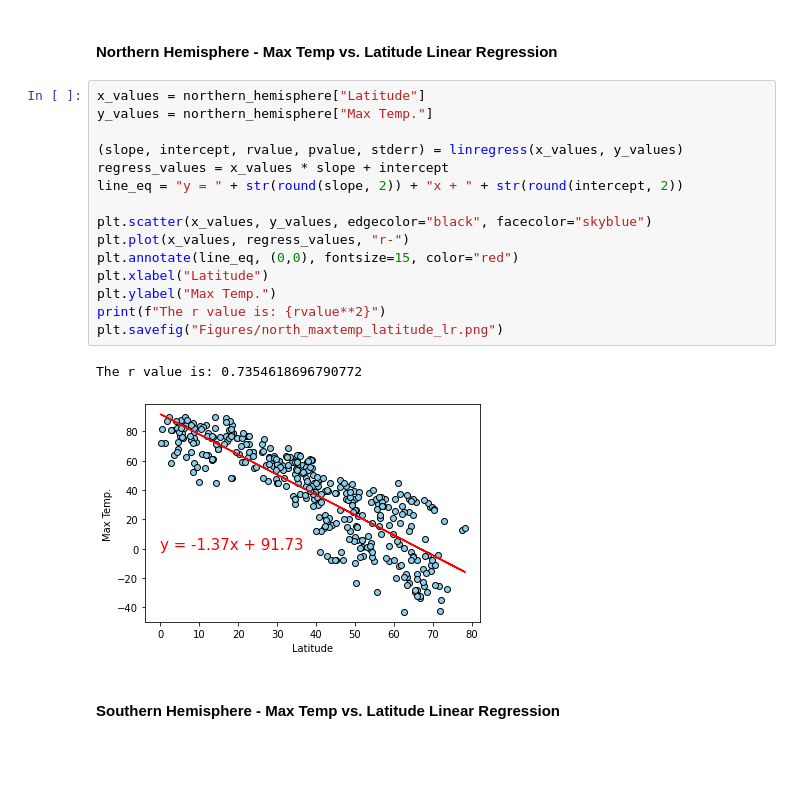
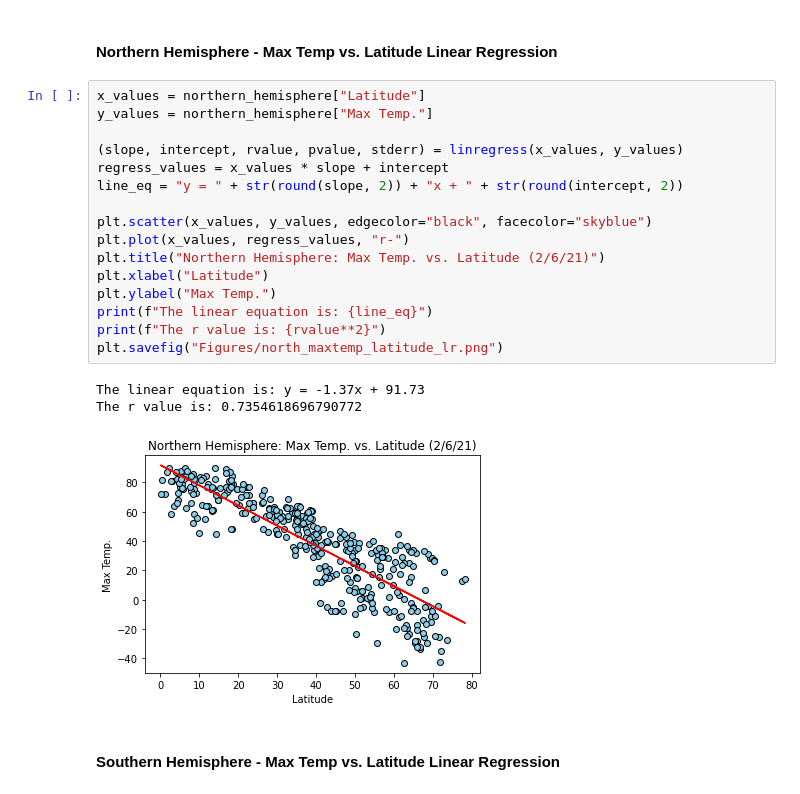
Before and after one commit to szig97/python-api-challenge, a Jupyter notebook: WeatherPy/WeatherPy.ipynb, the cells around one changed output. Saved outputs shown, nothing was run; the diff lists cells and outputs as text; blank space fills up the shorter version.

```diff
--- a/WeatherPy/WeatherPy.ipynb
+++ b/WeatherPy/WeatherPy.ipynb
@@ -222,20 +222,22 @@ southern_hemisphere = weather_df.loc[weather_df["Latitude"] < 0]
 # %%
 x_values = northern_hemisphere["Latitude"]
 y_values = northern_hemisphere["Max Temp."]
 
 (slope, intercept, rvalue, pvalue, stderr) = linregress(x_values, y_values)
 regress_values = x_values * slope + intercept
 line_eq = "y = " + str(round(slope, 2)) + "x + " + str(round(intercept, 2))
 
 plt.scatter(x_values, y_values, edgecolor="black", facecolor="skyblue")
 plt.plot(x_values, regress_values, "r-")
-plt.annotate(line_eq, (0,0), fontsize=15, color="red")
+plt.title("Northern Hemisphere: Max Temp. vs. Latitude (2/6/21)")
 plt.xlabel("Latitude")
 plt.ylabel("Max Temp.")
+print(f"The linear equation is: {line_eq}")
 print(f"The r value is: {rvalue**2}")
 plt.savefig("Figures/north_maxtemp_latitude_lr.png")
 # %% [output]
+The linear equation is: y = -1.37x + 91.73
 The r value is: 0.7354618696790772
-[figure, old version]
+[figure, new version]
 # %% [markdown]
 ####  Southern Hemisphere - Max Temp vs. Latitude Linear Regression
```
Also changed, not shown: parts of 1 cell of this notebook, 1 other file.
